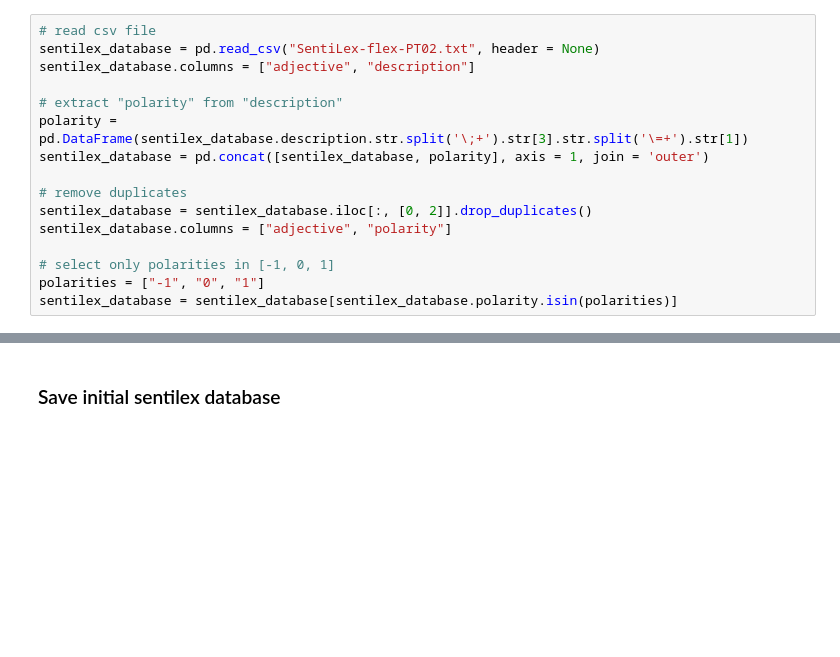
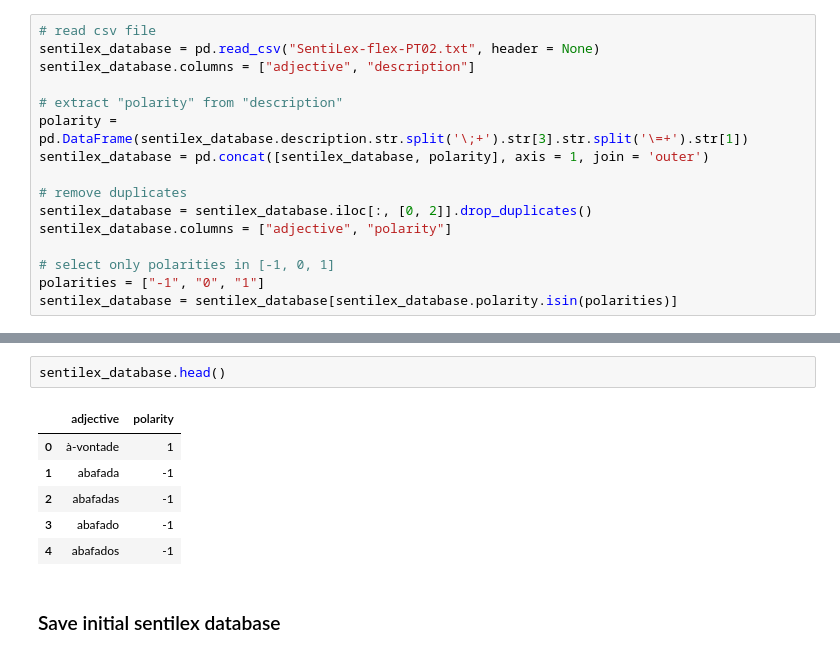
Before and after one commit to lucasbruscato/Master, a Jupyter notebook: 2_database/sentilex/99_create_initial_sentilex_database_and_improving.ipynb, the cells around one changed output, grey strips where cells are left out. Drawn from its saved outputs; the diff is of its cells as text; blank space fills up the shorter version.

```diff
--- a/2_database/sentilex/99_create_initial_sentilex_database_and_improving.ipynb
+++ b/2_database/sentilex/99_create_initial_sentilex_database_and_improving.ipynb
@@ -139,3 +32,12 @@ List of reports read to improve SentiLex database
+# %%
+sentilex_database.head()
+# %% [output]
+|  | adjective | polarity |
+| 0 | à-vontade | 1 |
+| 1 | abafada | -1 |
+| 2 | abafadas | -1 |
+| 3 | abafado | -1 |
+| 4 | abafados | -1 |
 # %% [markdown]
 ### Save initial sentilex database
 # %%
```
Also changed, not shown: parts of 15 cells of this notebook, 13 other files.
